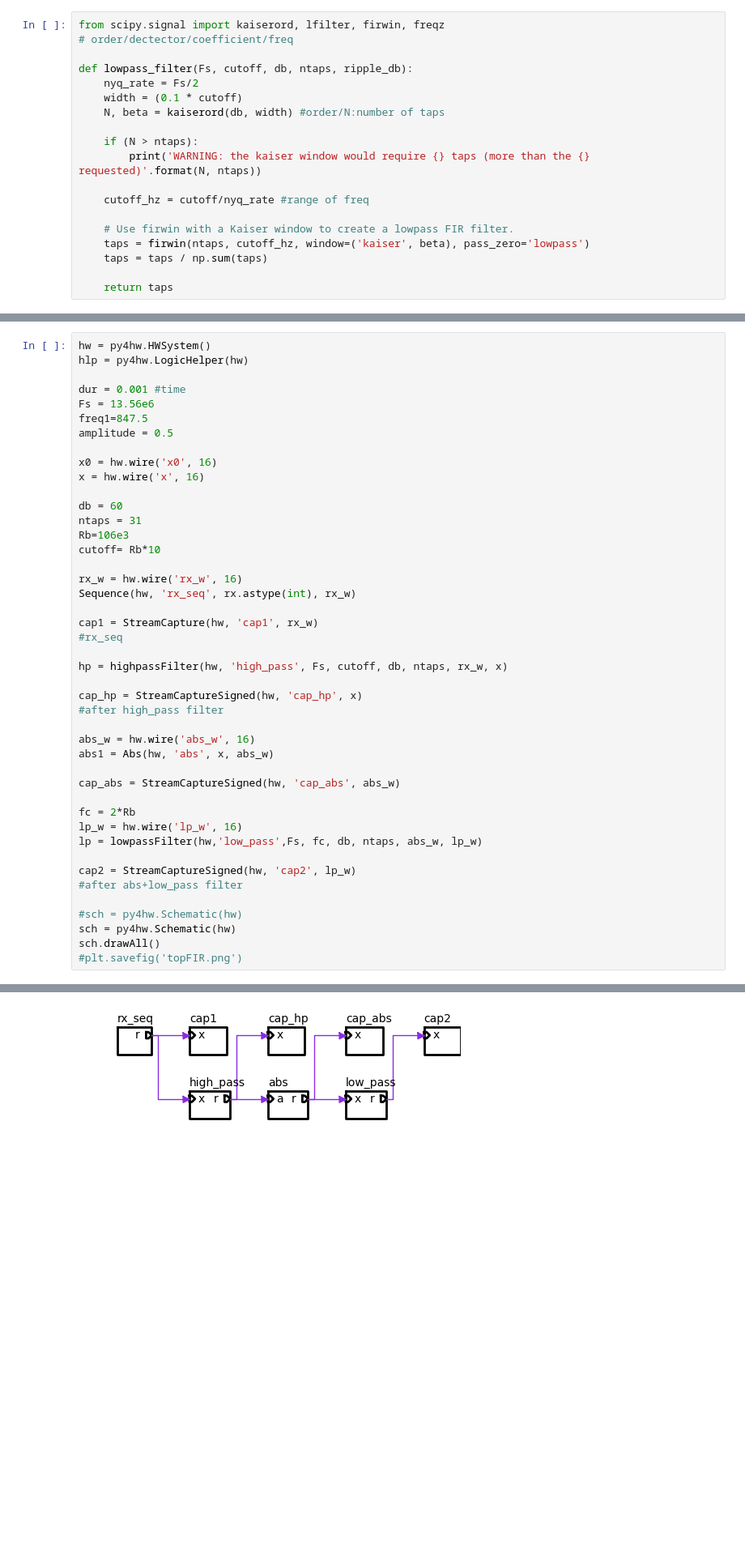
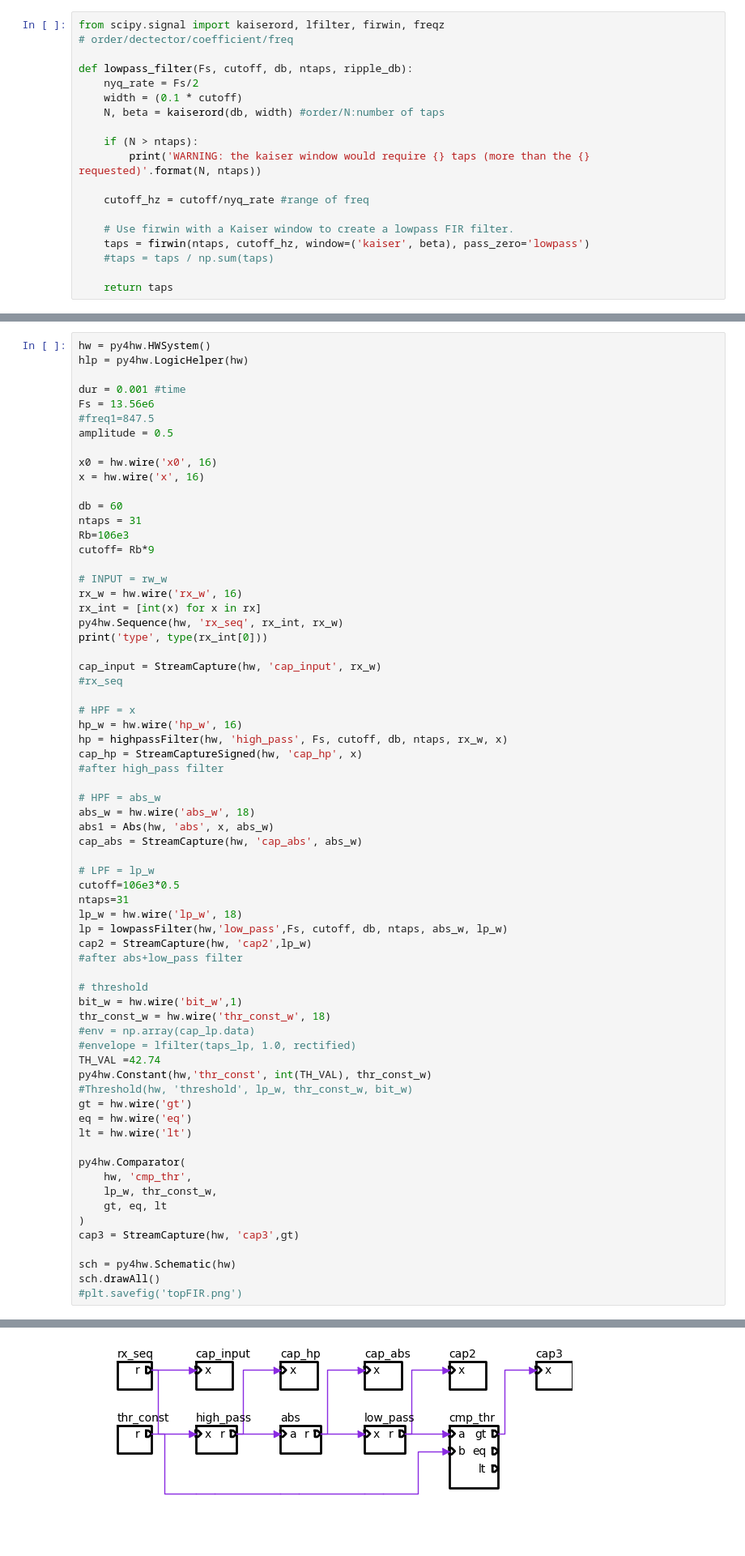
Before and after one commit to davidcastells/FPGA_NFC_transceiver, a Jupyter notebook: analysis/py4hw_response.ipynb, the cells around one changed output, grey strips where cells are left out. Shown at 81% size. Saved outputs shown, nothing was run; the diff lists cells and outputs as text; blank space fills up the shorter version.

```diff
--- a/analysis/py4hw_response.ipynb
+++ b/analysis/py4hw_response.ipynb
@@ -49,7 +54,7 @@ def lowpass_filter(Fs, cutoff, db, ntaps, ripple_db):
 
     # Use firwin with a Kaiser window to create a lowpass FIR filter.
     taps = firwin(ntaps, cutoff_hz, window=('kaiser', beta), pass_zero='lowpass')
-    taps = taps / np.sum(taps)
+    #taps = taps / np.sum(taps)
 
     return taps
 # %%
@@ -297,7 +295,7 @@ hlp = py4hw.LogicHelper(hw)
 
 dur = 0.001 #time
 Fs = 13.56e6
-freq1=847.5
+#freq1=847.5
 amplitude = 0.5
 
 x0 = hw.wire('x0', 16)
@@ -306,32 +304,55 @@ x = hw.wire('x', 16)
 db = 60
 ntaps = 31
 Rb=106e3
-cutoff= Rb*10
+cutoff= Rb*9
 
+# INPUT = rw_w
 rx_w = hw.wire('rx_w', 16)
-Sequence(hw, 'rx_seq', rx.astype(int), rx_w)
+rx_int = [int(x) for x in rx]
+py4hw.Sequence(hw, 'rx_seq', rx_int, rx_w)
+print('type', type(rx_int[0]))
 
-cap1 = StreamCapture(hw, 'cap1', rx_w)
+cap_input = StreamCapture(hw, 'cap_input', rx_w)
 #rx_seq
 
+# HPF = x
+hp_w = hw.wire('hp_w', 16)
 hp = highpassFilter(hw, 'high_pass', Fs, cutoff, db, ntaps, rx_w, x)
-
 cap_hp = StreamCaptureSigned(hw, 'cap_hp', x)
 #after high_pass filter
 
-abs_w = hw.wire('abs_w', 16)
+# HPF = abs_w
+abs_w = hw.wire('abs_w', 18)
 abs1 = Abs(hw, 'abs', x, abs_w)
+cap_abs = StreamCapture(hw, 'cap_abs', abs_w)
 
-cap_abs = StreamCaptureSigned(hw, 'cap_abs', abs_w)
-
-fc = 2*Rb
-lp_w = hw.wire('lp_w', 16)
-lp = lowpassFilter(hw,'low_pass',Fs, fc, db, ntaps, abs_w, lp_w)
-
-cap2 = StreamCaptureSigned(hw, 'cap2', lp_w)
+# LPF = lp_w
+cutoff=106e3*0.5
+ntaps=31
+lp_w = hw.wire('lp_w', 18)
+lp = lowpassFilter(hw,'low_pass',Fs, cutoff, db, ntaps, abs_w, lp_w)
+cap2 = StreamCapture(hw, 'cap2',lp_w)
 #after abs+low_pass filter
 
-#sch = py4hw.Schematic(hw)
+# threshold
+bit_w = hw.wire('bit_w',1)
+thr_const_w = hw.wire('thr_const_w', 18)
+#env = np.array(cap_lp.data)
+#envelope = lfilter(taps_lp, 1.0, rectified)
+TH_VAL =42.74
+py4hw.Constant(hw,'thr_const', int(TH_VAL), thr_const_w)
+#Threshold(hw, 'threshold', lp_w, thr_const_w, bit_w)
+gt = hw.wire('gt')
+eq = hw.wire('eq')
+lt = hw.wire('lt')
+
+py4hw.Comparator(
+    hw, 'cmp_thr',
+    lp_w, thr_const_w,
+    gt, eq, lt
+)
+cap3 = StreamCapture(hw, 'cap3',gt)
+
 sch = py4hw.Schematic(hw)
 sch.drawAll()
 #plt.savefig('topFIR.png')
@@ -340,3 +362,3 @@ sch.drawAll()
-[figure, old version]
+[figure, new version]
 # %%
 hw.getSimulator().clk(2000)
```
Also changed, not shown: parts of 20 cells of this notebook.
